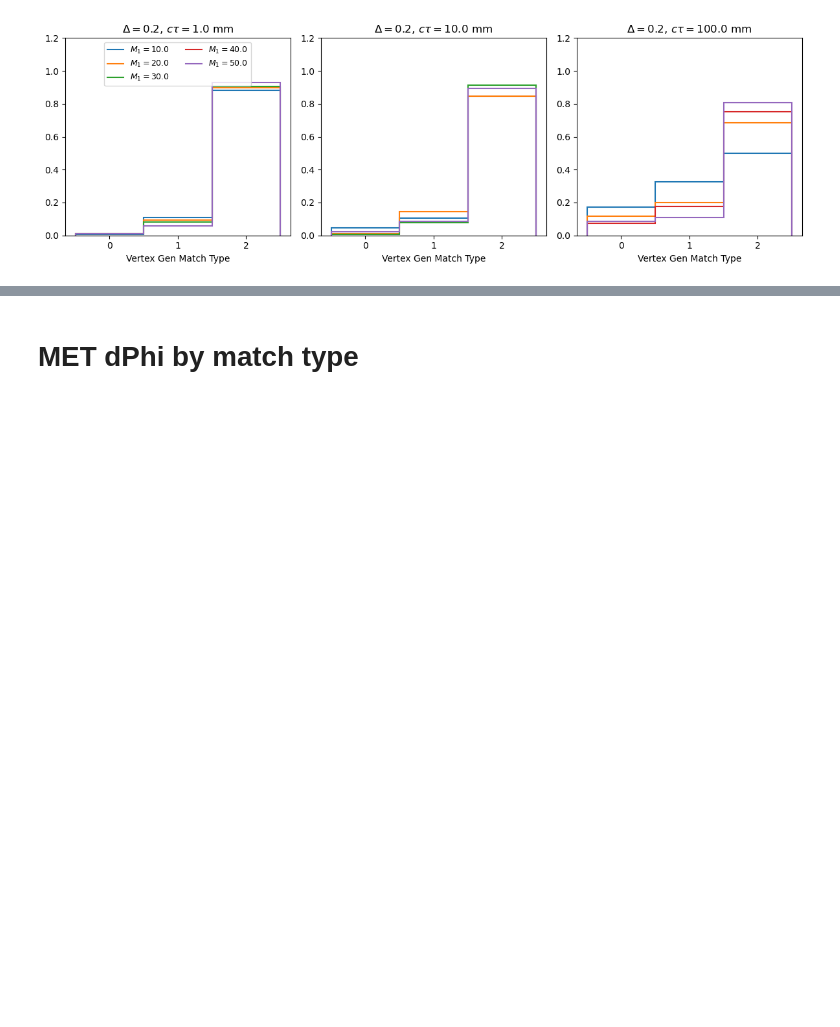
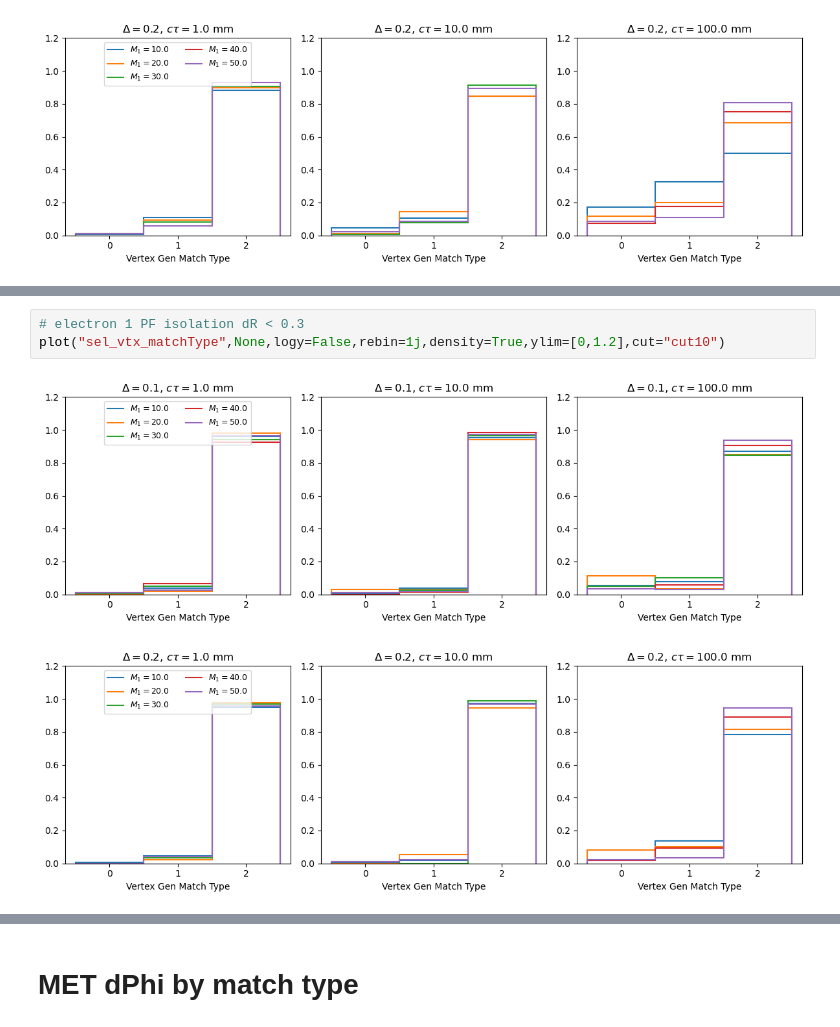
Before and after one commit to liviakong/iDMe, a Jupyter notebook: python_analysis/studies/SR_studies_v3/histograms_sigOnly.ipynb, the cells around one changed output, grey strips where cells are left out. Cells and saved outputs as stored; diff of their text form; blank space fills up the shorter version.

```diff
--- a/python_analysis/studies/SR_studies_v3/histograms_sigOnly.ipynb
+++ b/python_analysis/studies/SR_studies_v3/histograms_sigOnly.ipynb
@@ -187,0 +194,6 @@ plot("sel_vtx_matchType",None,logy=False,rebin=1j,density=True,ylim=[0,1.2],cut=
+# %%
+# electron 1 PF isolation dR < 0.3
+plot("sel_vtx_matchType",None,logy=False,rebin=1j,density=True,ylim=[0,1.2],cut="cut10")
+# %% [output]
+[figure, added]
+[figure, added]
```
Also changed, not shown: parts of 2 cells of this notebook, 32 other files.
